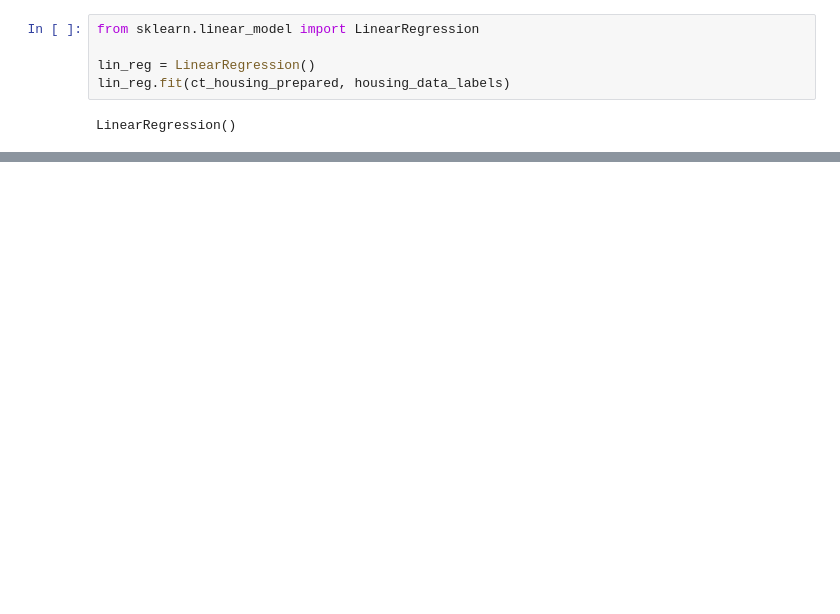
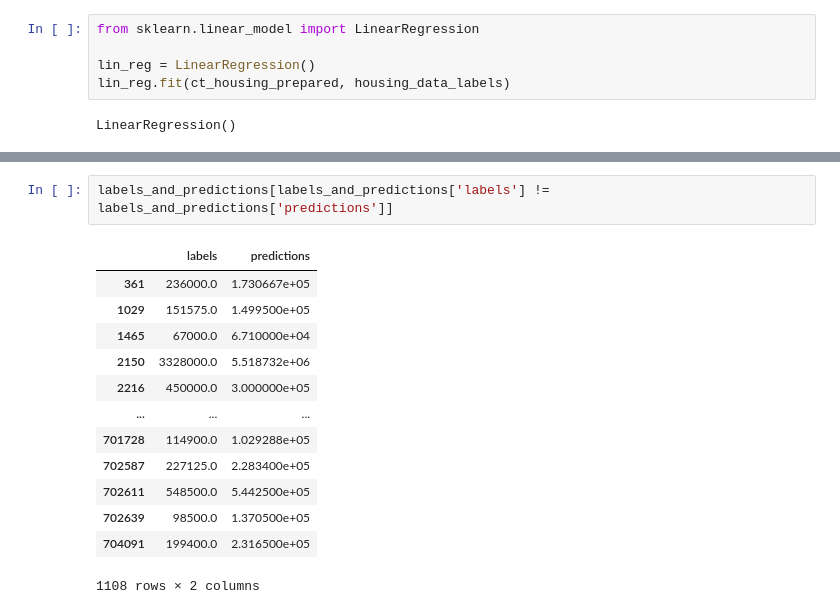
Before and after one commit to AJarombek/machine-learning-programs, a Jupyter notebook: programs/ct-housing/ct-housing.ipynb, the cells around one changed output, grey strips where cells are left out. Drawn from its saved outputs; the diff is of its cells as text; blank space fills up the shorter version.

```diff
--- a/programs/ct-housing/ct-housing.ipynb
+++ b/programs/ct-housing/ct-housing.ipynb
@@ -324,0 +425,16 @@ LinearRegression()
+# %%
+labels_and_predictions[labels_and_predictions['labels'] != labels_and_predictions['predictions']]
+# %% [output]
+|  | labels | predictions |
+| 361 | 236000.0 | 1.730667e+05 |
+| 1029 | 151575.0 | 1.499500e+05 |
+| 1465 | 67000.0 | 6.710000e+04 |
+| 2150 | 3328000.0 | 5.518732e+06 |
+| 2216 | 450000.0 | 3.000000e+05 |
+| ... | ... | ... |
+| 701728 | 114900.0 | 1.029288e+05 |
+| 702587 | 227125.0 | 2.283400e+05 |
+| 702611 | 548500.0 | 5.442500e+05 |
+| 702639 | 98500.0 | 1.370500e+05 |
+| 704091 | 199400.0 | 2.316500e+05 |
+1108 rows × 2 columns
```
Also changed, not shown: parts of 18 cells of this notebook, 1 other file.
